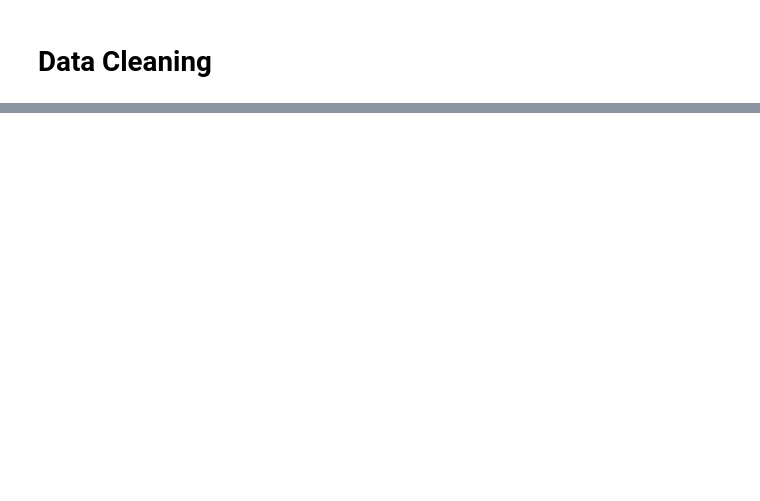
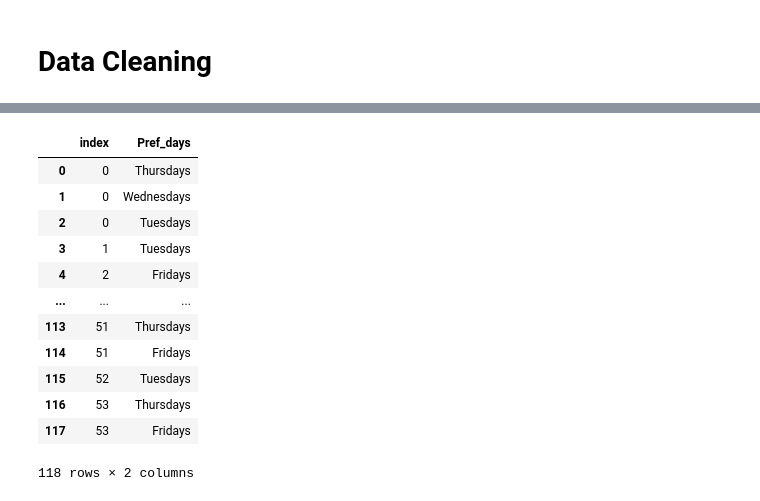
Before and after one commit to djibril968/Tribe_related_projects, a Jupyter notebook: tribe_event_analytics.ipynb, the cells around one changed output, grey strips where cells are left out. Drawn from its saved outputs; the diff is of its cells as text; code cells hidden in the pictures; blank space fills up the shorter version.

Commit message:
tribe analytics update

```diff
--- a/tribe_event_analytics.ipynb
+++ b/tribe_event_analytics.ipynb
@@ -101,3 +101,10 @@ data
 | 53 | 8907612004 | Incoming form answer | Male | Yes | Thursdays, Fridays | 6pm - 8pm, 4pm - 6pm | ... |
 # %% [markdown]
 # Data Cleaning
+# %%
+#renaming and dropping unwanted column
+tribe_data = data
+tribe_data.rename(columns= {"Status" : "Gender"}, inplace= True)
+tribe_data.drop(columns= ["name", "Why?"], inplace= True)
+
+tribe_data
@@ -103,0 +129,5 @@ data
+# %%
+#Now we expand our date columns
+tribe_data['Year'] = pd.to_datetime(tribe_data['Event Date']).dt.year
+tribe_data['Month'] = pd.to_datetime(tribe_data['Event Date']).dt.month
+tribe_data['Month_name'] = pd.to_datetime(tribe_data['Event Date']).dt.month_name()
@@ -103,0 +154,18 @@ data
+# %%
+pref_day_ext = tribe_data['What day of the week are most convenient for you to attend events?'].str.split(',').explode().reset_index(name= 'Pref_days')
+
+pref_time_ext = tribe_data['During which time(s) of the day are you most likely to attend events?'].str.split(',').explode().reset_index(name = 'pref_times')
+# %% [output]
+|  | index | Pref_days |
+| 0 | 0 | Thursdays |
+| 1 | 0 | Wednesdays |
+| 2 | 0 | Tuesdays |
+| 3 | 1 | Tuesdays |
+| 4 | 2 | Fridays |
+| ... | ... | ... |
+| 113 | 51 | Thursdays |
+| 114 | 51 | Fridays |
+| 115 | 52 | Tuesdays |
+| 116 | 53 | Thursdays |
+| 117 | 53 | Fridays |
+118 rows × 2 columns
```
Also changed, not shown: parts of 3 cells of this notebook.
